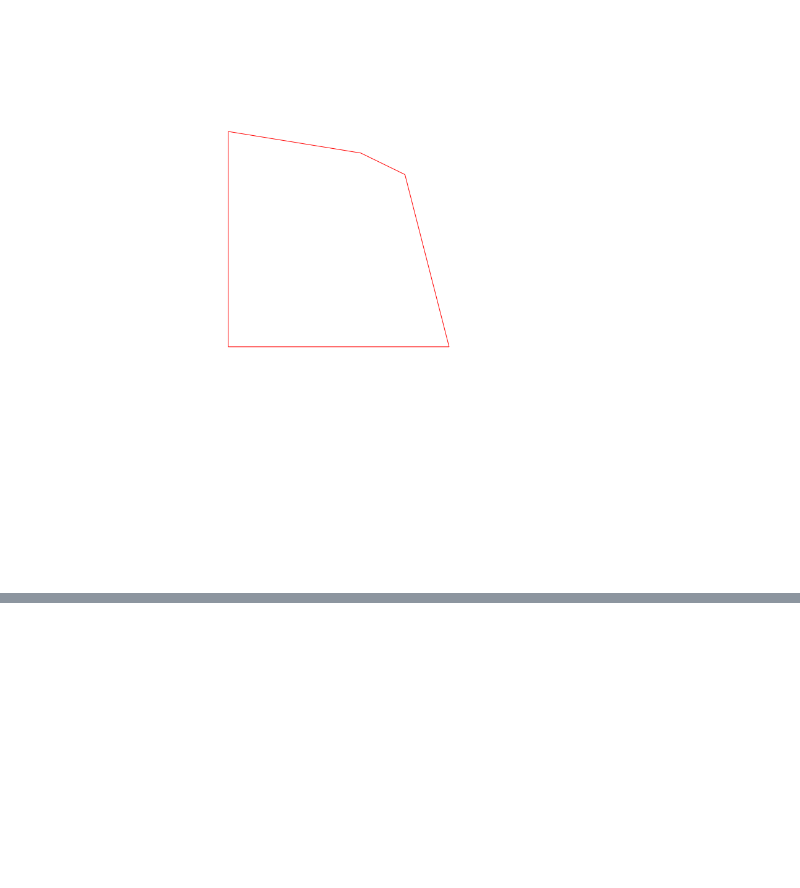
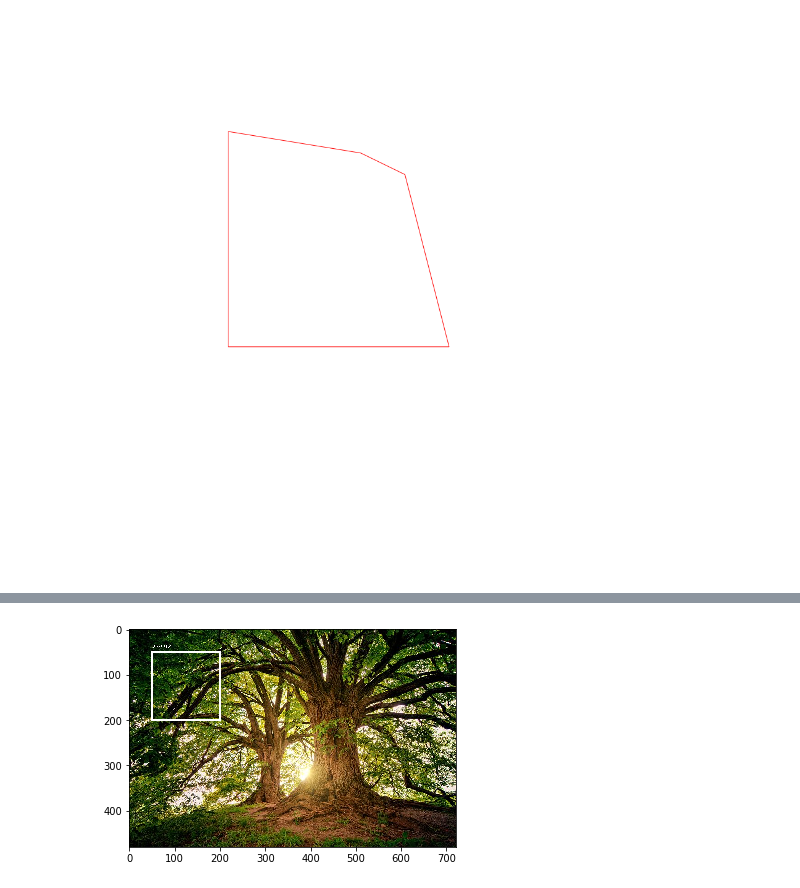
Before and after one commit to yizt/notebook, a Jupyter notebook: python/可视化.ipynb, the cells around one changed output, grey strips where cells are left out. Saved outputs shown, nothing was run; the diff lists cells and outputs as text; code cells hidden in the pictures; blank space fills up the shorter version.

```diff
--- a/python/可视化.ipynb
+++ b/python/可视化.ipynb
@@ -224,0 +273,5 @@ display_polygon(np.ones((30,30,3))*255, np.array([[0,1,1,1,0.8,0.2,0.6,0.1,0,0]]
+# %%
+plt.imshow(im)
+plt.show()
+# %% [output]
+[figure, added]
```
Also changed, not shown: parts of 8 cells of this notebook, 1 other file.
